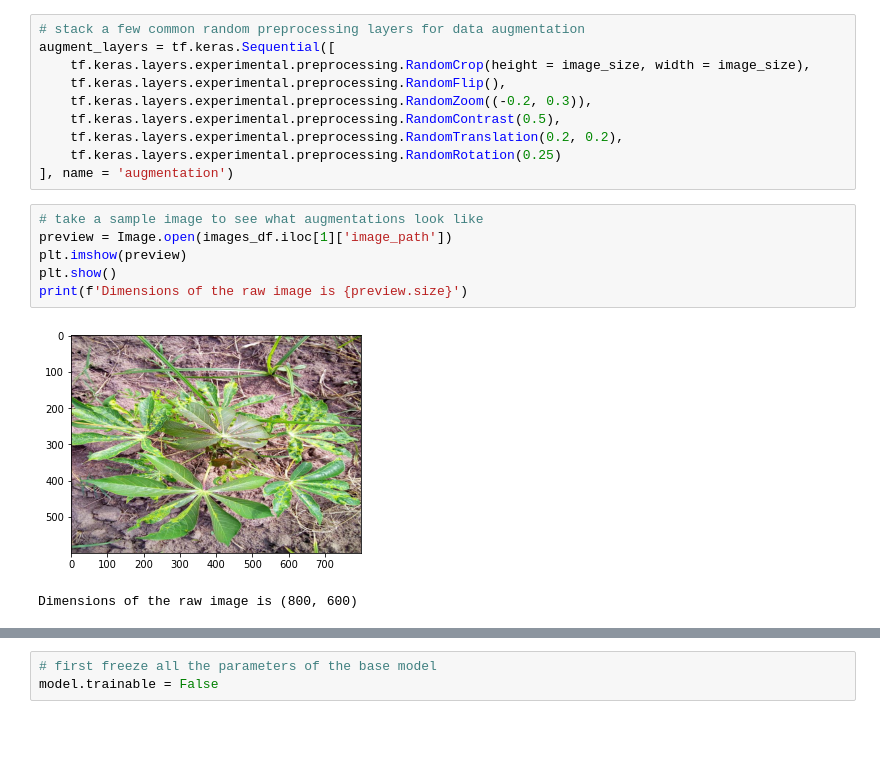
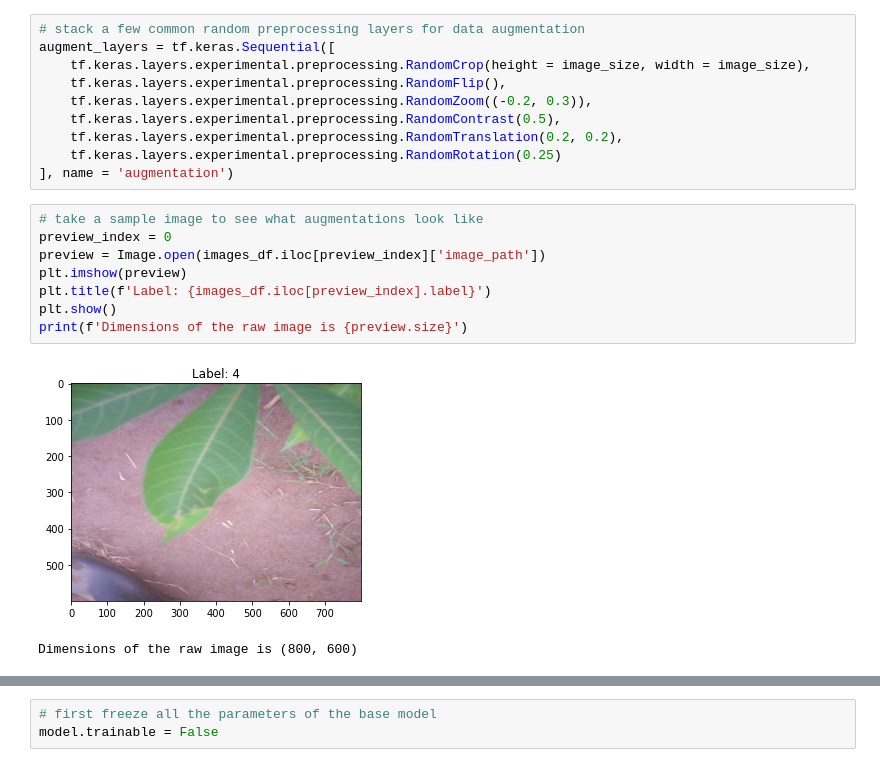
Before and after one commit to fudw/cassava-diseases-classification, a Jupyter notebook: cassava-diseases-classification-tf.ipynb, the cells around one changed output, grey strips where cells are left out. Saved outputs shown, nothing was run; the diff lists cells and outputs as text; blank space fills up the shorter version.

```diff
--- a/cassava-diseases-classification-tf.ipynb
+++ b/cassava-diseases-classification-tf.ipynb
@@ -237,12 +239,14 @@ augment_layers = tf.keras.Sequential([
 ], name = 'augmentation')
 # %%
 # take a sample image to see what augmentations look like
-preview = Image.open(images_df.iloc[1]['image_path'])
+preview_index = 0
+preview = Image.open(images_df.iloc[preview_index]['image_path'])
 plt.imshow(preview)
+plt.title(f'Label: {images_df.iloc[preview_index].label}')
 plt.show()
 print(f'Dimensions of the raw image is {preview.size}')
 # %% [output]
-[figure, old version]
+[figure, new version]
 Dimensions of the raw image is (800, 600)
 # %%
 # run the sample image through the augmentation layers and display 9 random outputs
```
Also changed, not shown: parts of 20 cells of this notebook.
